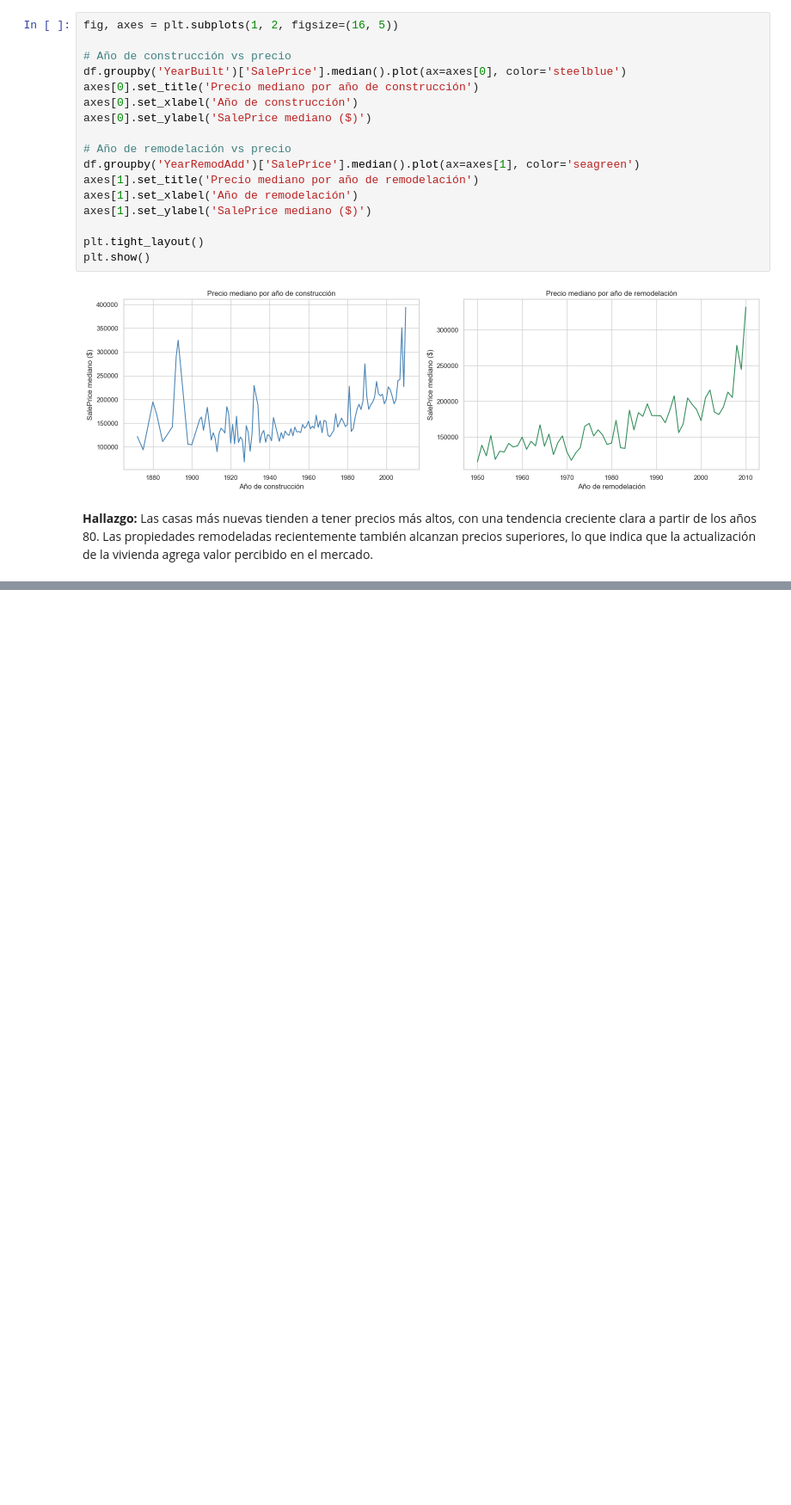
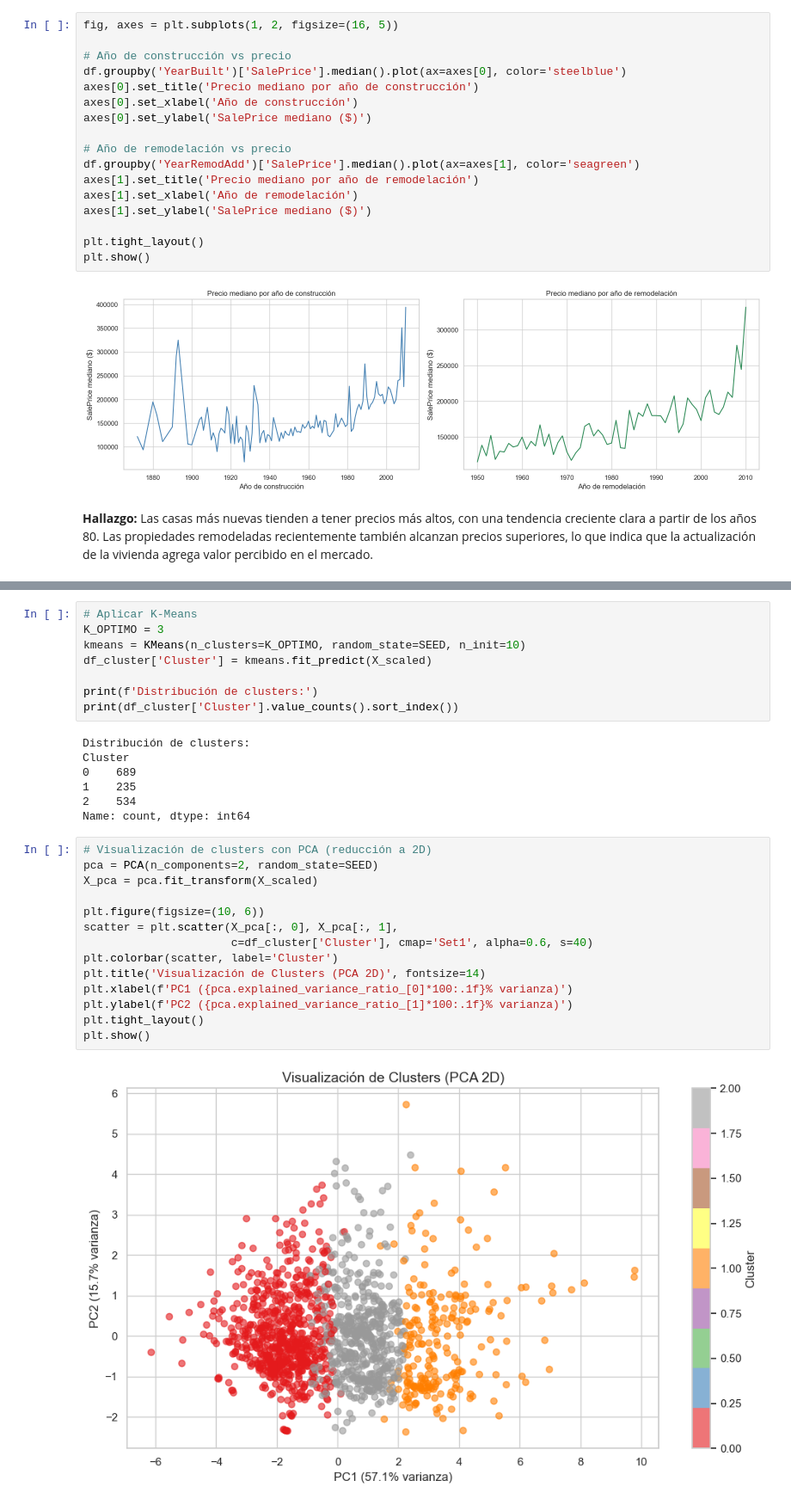
Before and after one commit to erickguerra2/MD-LAB03, a Jupyter notebook: main.ipynb, the cells around one changed output, grey strips where cells are left out. Shown at 86% size. Saved outputs shown, nothing was run; the diff lists cells and outputs as text; blank space fills up the shorter version.

```diff
--- a/main.ipynb
+++ b/main.ipynb
@@ -442,0 +491,31 @@ plt.show()
+# %%
+# Aplicar K-Means
+K_OPTIMO = 3
+kmeans = KMeans(n_clusters=K_OPTIMO, random_state=SEED, n_init=10)
+df_cluster['Cluster'] = kmeans.fit_predict(X_scaled)
+
+print(f'Distribución de clusters:')
+print(df_cluster['Cluster'].value_counts().sort_index())
+# %% [output]
+Distribución de clusters:
+Cluster
+0    689
+1    235
+2    534
+Name: count, dtype: int64
+# %%
+# Visualización de clusters con PCA (reducción a 2D)
+pca = PCA(n_components=2, random_state=SEED)
+X_pca = pca.fit_transform(X_scaled)
+
+plt.figure(figsize=(10, 6))
+scatter = plt.scatter(X_pca[:, 0], X_pca[:, 1],
+                      c=df_cluster['Cluster'], cmap='Set1', alpha=0.6, s=40)
+plt.colorbar(scatter, label='Cluster')
+plt.title('Visualización de Clusters (PCA 2D)', fontsize=14)
+plt.xlabel(f'PC1 ({pca.explained_variance_ratio_[0]*100:.1f}% varianza)')
+plt.ylabel(f'PC2 ({pca.explained_variance_ratio_[1]*100:.1f}% varianza)')
+plt.tight_layout()
+plt.show()
+# %% [output]
+[figure, added]
```
Also changed, not shown: parts of 6 cells of this notebook.
